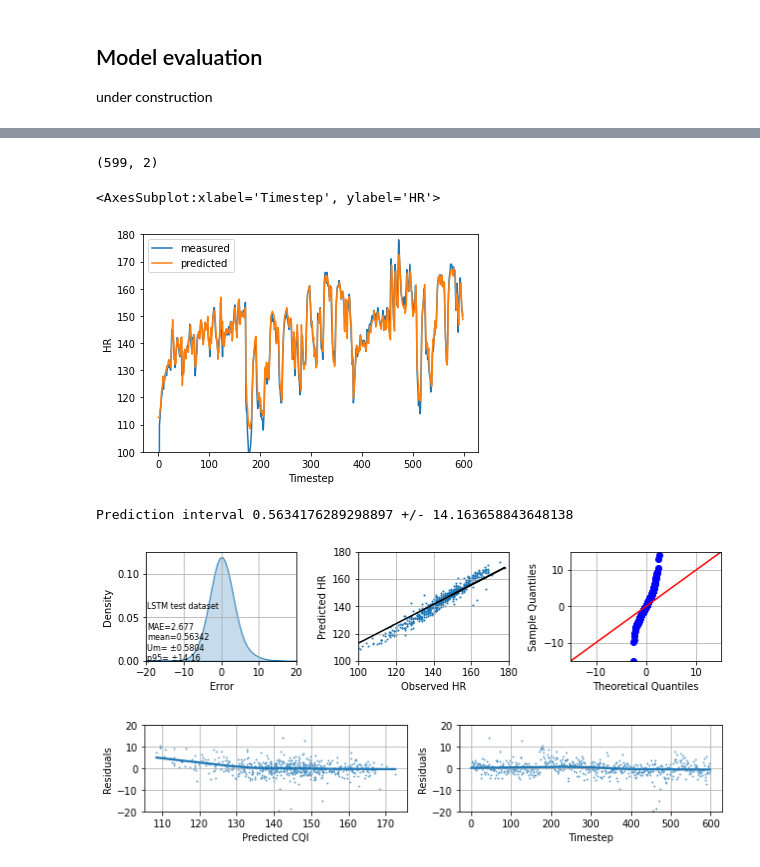
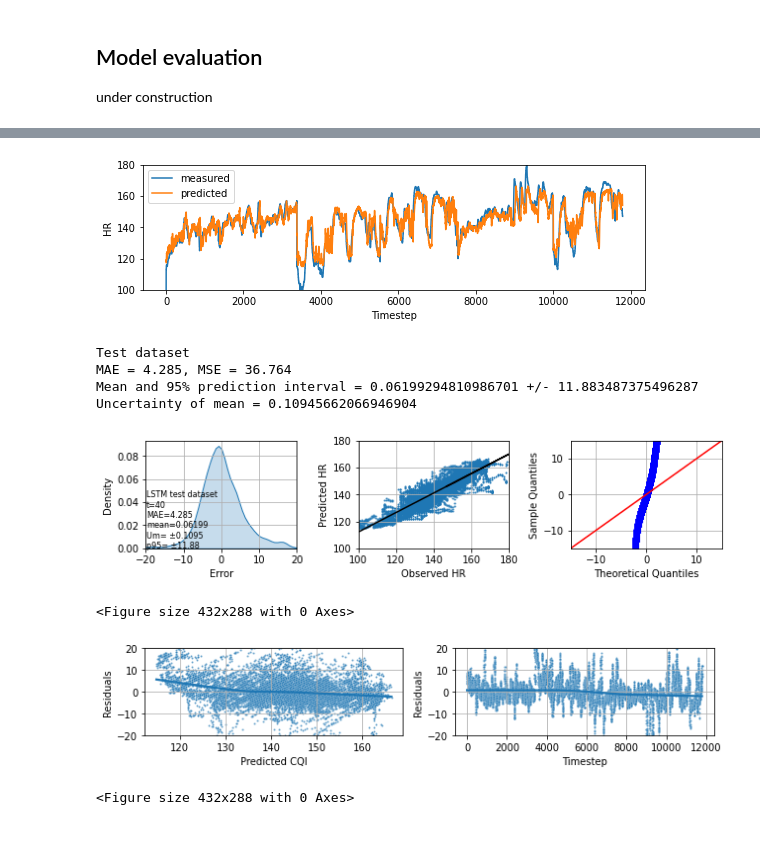
Before and after one commit to rikluost/athlete_hr_predict, a Jupyter notebook: 10_generator_and_model.ipynb, the cells around one changed output, grey strips where cells are left out. Drawn from its saved outputs; the diff is of its cells as text; code cells hidden in the pictures; blank space fills up the shorter version.

```diff
--- a/10_generator_and_model.ipynb
+++ b/10_generator_and_model.ipynb
@@ -46,7 +46,7 @@ batch_size = 500 # training batch size for the LSTM
 epochs = 100 # maximum number of epochs - autostop will work on per file basis
 learning_rate = 0.002
 n_X = 60 # number of timesteps for training
-n_y = 20 # number of timesteps in future for prediction
+n_y = 40 # number of timesteps in future for prediction
 step = 1 # step size of predictors for model training
 
 sequence_length = int(n_X/step)
@@ -152,7 +153,7 @@ model.compile(optimizer=keras.optimizers.Adam(learning_rate=learning_rate), metr
 model.summary()
 
 path_checkpoint = "model_checkpoint.h5"
-es_callback = keras.callbacks.EarlyStopping(monitor="val_loss", min_delta=0, patience=5)
+es_callback = keras.callbacks.EarlyStopping(monitor="val_loss", min_delta=0, patience=5, verbose=1)
 
 modelckpt_callback = keras.callbacks.ModelCheckpoint(
     monitor="val_loss",
@@ -333,7 +334,7 @@ def show_plot(plot_data, delta, title):
 for x, y in dataset_test.take(5):
     show_plot(
         [denormalize_hr(x[0][:, 0].numpy()), denormalize_hr(y[0]), denormalize_hr( model.predict(x)[0])],
-        30,
+        n_y,
         "Single Step Prediction",
     )
 # %% [output]
@@ -347,11 +348,11 @@ for x, y in dataset_test.take(5):
 
 under construction
 # %%
+# create a testing dataset from the kept-aside files
 n=0
 for file in test_files:
     df = pd.read_csv(file, index_col='timestamp')[model_features]
     df = (df - df_mean) / df_std
-    print(file)
     start = n_X + n_y
     end = n_X + len(df.index)
 
@@ -363,7 +364,7 @@ for file in test_files:
         y,
         sequence_length=sequence_length,
         sampling_rate=step,
-        batch_size=20
+        batch_size=1
     )
 
     if n==0 : dataset_test_old = dataset_test
@@ -372,7 +373,7 @@ for file in test_files:
     n=n+1
 dataset_test = dataset_test_old
 
-# make a dataframe
+# make a dataframe with predictions and observations
 d=pd.DataFrame([0,1])
 for x, y in dataset_test:
     a = denormalize_hr(y[0]).numpy(), denormalize_hr( model.predict(x)[0])
@@ -389,14 +384,11 @@ d = d.bfill()
-# %%
-d.shape
-# %% [output]
-(599, 2)
 # %%
 # time domain plot with observed blue, and predicted orange. Predicted is calculated values where previous 30sec of inputs are missing.
-
-d.plot(ylim=(100,180), xlabel='Timestep', ylabel='HR')
+fig, ax1 = plt.subplots(1,1)
+fig.set_size_inches(9, 2.3)
+d.plot(ylim=(100,180), xlabel='Timestep', ylabel='HR', ax=ax1)
+plt.savefig('../HR_ex_t'+str(n_y)+".png")
 # %% [output]
-<AxesSubplot:xlabel='Timestep', ylabel='HR'>
-[figure, old version]
+[figure, new version]
 # %%
 # calculate some stats
 from sklearn.metrics import mean_squared_error
@@ -410,7 +402,7 @@ MAE_test=round(mean_absolute_error(y_test, pred_test),3)
 
 test_sdev = np.std(pred_test-y_test)*1.96
 test_mean = np.mean(pred_test-y_test)
-print ('Prediction interval {} +/- {}'.format(test_mean,test_sdev))
+
 
 def mean_confidence_interval(data, confidence=0.95):
     a = 1.0 * np.array(data)
@@ -420,8 +412,16 @@ def mean_confidence_interval(data, confidence=0.95):
     return m, m-h, m+h, h
 
 mean_s, ci95_l, ci95_h, mean_uncertainty = mean_confidence_interval(data=(pred_test-y_test))
+
+
+print('Test dataset\nMAE = '+ str(MAE_test)+", MSE = "+str(MSE_test))
+print ('Mean and 95% prediction interval = {} +/- {}'.format(test_mean,test_sdev))
+print('Uncertainty of mean = '+ str(mean_uncertainty))
 # %% [output]
-Prediction interval 0.5634176289298897 +/- 14.163658843648138
+Test dataset
+MAE = 4.285, MSE = 36.764
+Mean and 95% prediction interval = 0.06199294810986701 +/- 11.883487375496287
+Uncertainty of mean = 0.10945662066946904
 # %%
 # graph the model performance
 
@@ -445,14 +445,16 @@ ax2.set_xlim(100,180)
 ax2.set_ylim(100,180)
 ax3.set_xlim(-15,15)
 ax3.set_ylim(-15,15)
-ax1.text(-19.8,0.0,'LSTM test dataset\n' + '\nMAE='+str(MAE_test) + "\nmean="+ str(round(mean_s,5)) + "\nUm= ±"+ str(round(mean_uncertainty,4))+'\np95= ±'+ str(round(test_sdev,2)) , fontsize=8 )
+ax1.text(-19.8,0.0,'LSTM test dataset\nt='+ str(n_y) + '\nMAE='+str(MAE_test) + "\nmean="+ str(round(mean_s,5)) + "\nUm= ±"+ str(round(mean_uncertainty,4))+'\np95= ±'+ str(round(test_sdev,2)) , fontsize=8 )
 ax1.grid()
 ax2.grid()
 ax3.grid()
 plt.tight_layout()
 plt.show()
+plt.savefig('../HR_t'+str(n_y)+".png")
 # %% [output]
-[figure, old version]
+[figure, new version]
+<Figure size 432x288 with 0 Axes>
 # %%
 # further residuals plots
 import random
@@ -477,5 +479,7 @@ ax1.grid()
 ax2.grid()
 plt.tight_layout()
 plt.show()
+plt.savefig('../HR_res_t'+str(n_y)+".png")
 # %% [output]
-[figure, old version]
+[figure, new version]
+<Figure size 432x288 with 0 Axes>
```
Also changed, not shown: parts of 6 cells of this notebook, 13 other files.
